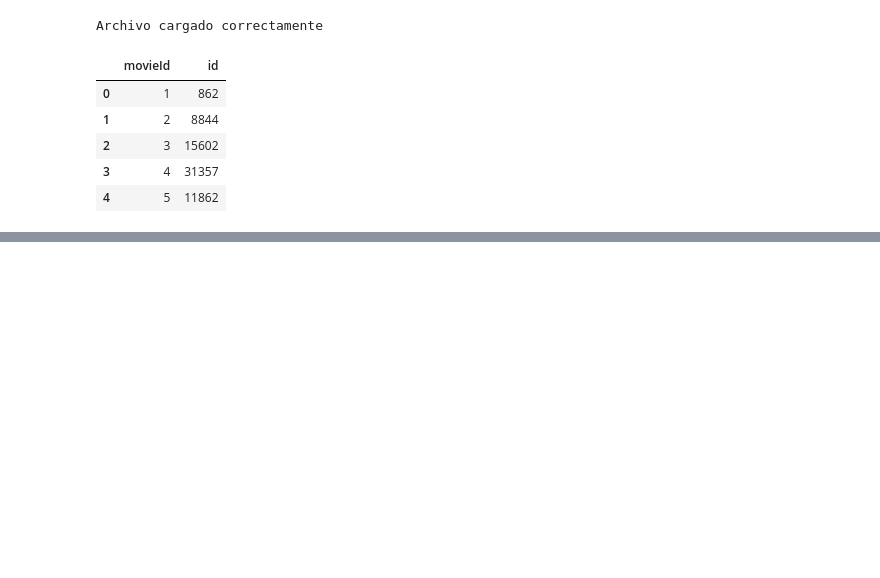
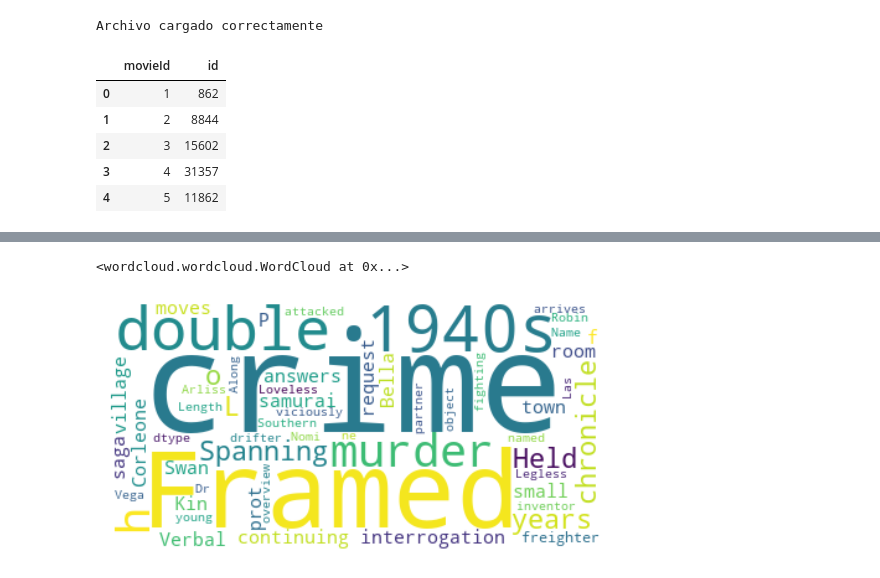
Before and after one commit to mvillarios/dashboard, a Jupyter notebook: proyecto.ipynb, the cells around one changed output, grey strips where cells are left out. Saved outputs shown, nothing was run; the diff lists cells and outputs as text; code cells hidden in the pictures; blank space fills up the shorter version.

```diff
--- a/proyecto.ipynb
+++ b/proyecto.ipynb
@@ -201,0 +336,17 @@ df_ratings
+# %%
+stopwords = set(STOPWORDS)
+# %%
+overview_wc = WordCloud(
+    background_color='white',
+    stopwords=stopwords
+)
+
+overview_wc.generate(str(df_overview['overview']))
+# %% [output]
+<wordcloud.wordcloud.WordCloud at 0x...>
+# %%
+plt.imshow(overview_wc, interpolation='bilinear')
+plt.axis('off')
+plt.show()
+# %% [output]
+[figure, added]
```
Also changed, not shown: parts of 15 cells of this notebook, 2 other files.
